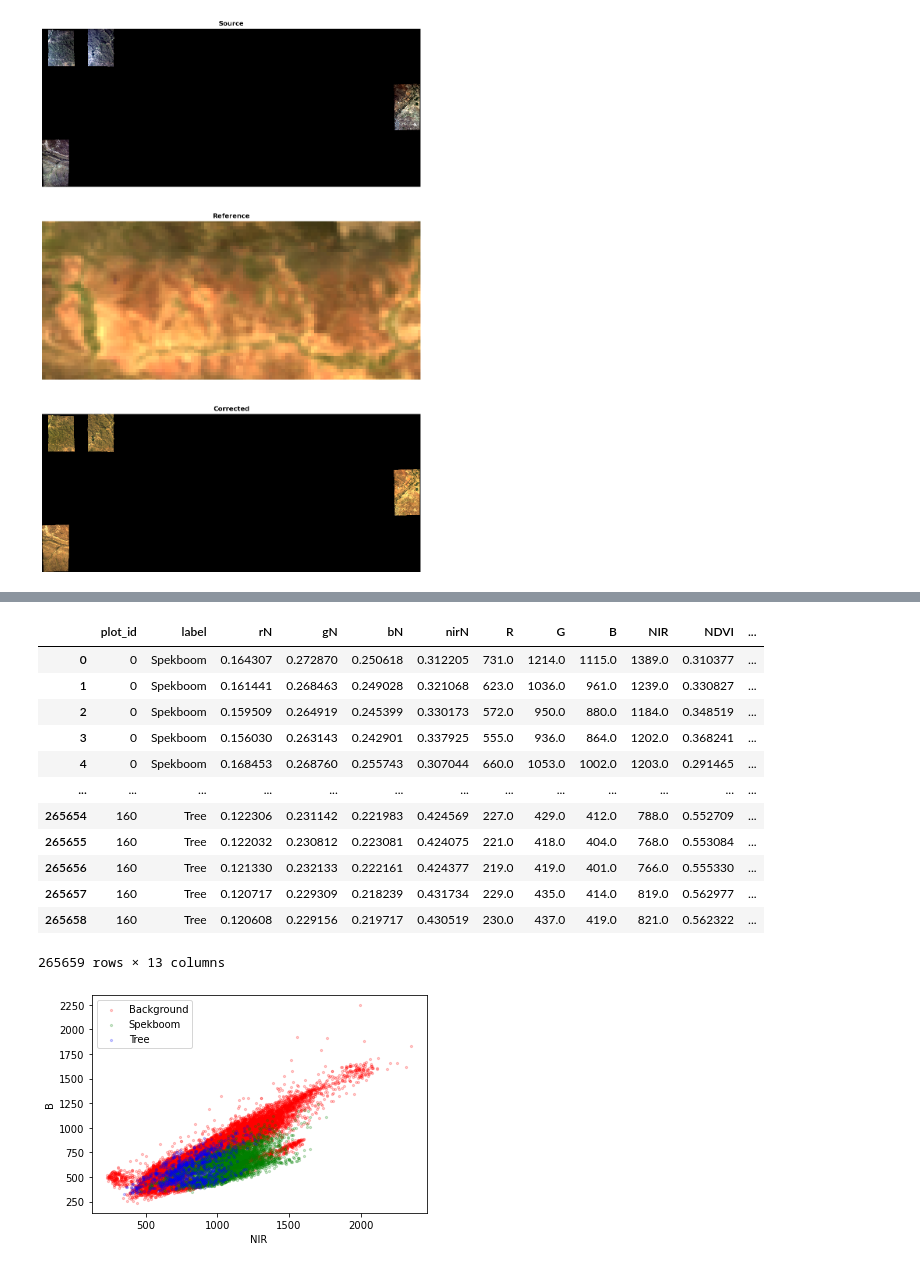
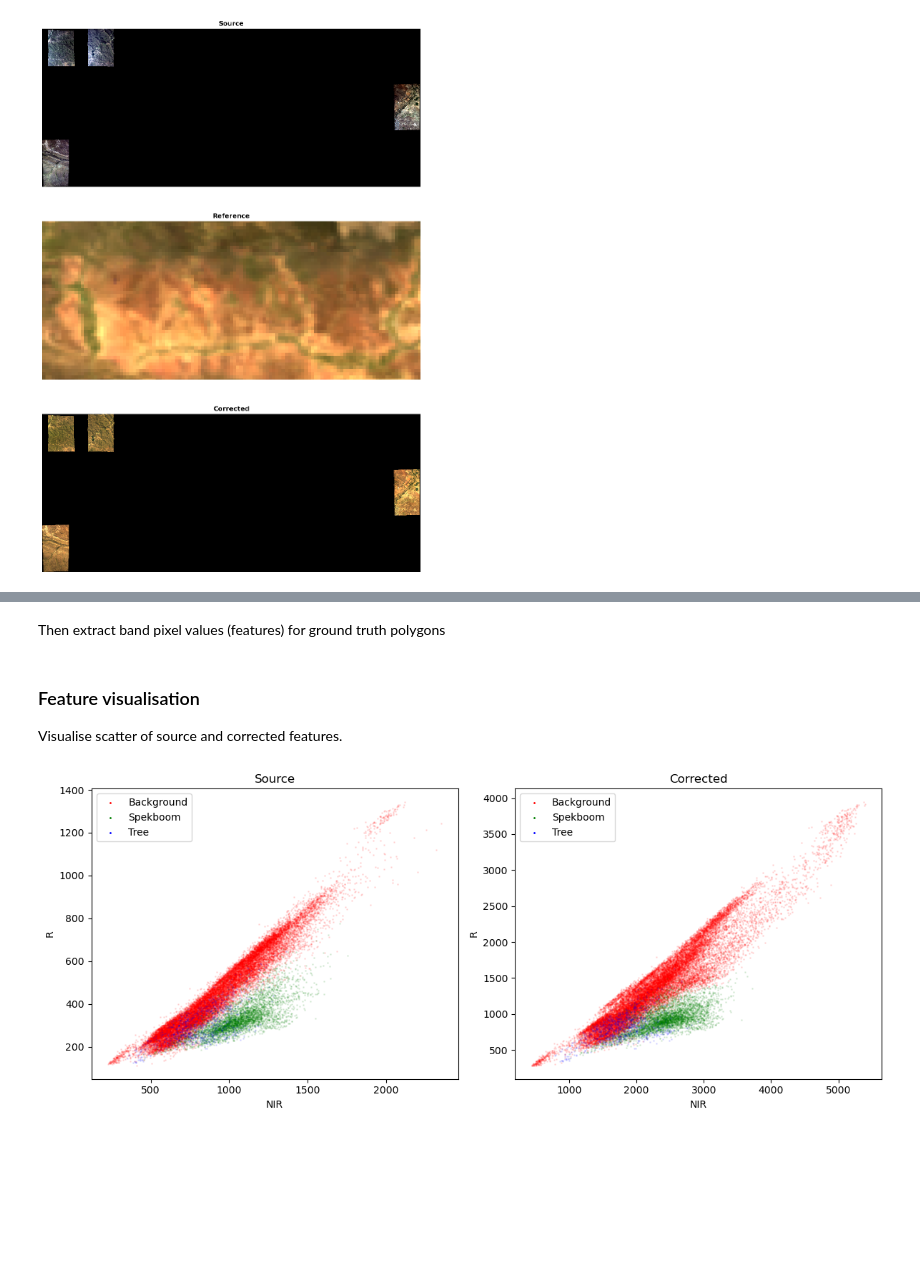
Before and after one commit to leftfield-geospatial/homonim, a Jupyter notebook: docs/tutorials/classification.ipynb, the cells around one changed output, grey strips where cells are left out. Drawn from its saved outputs; the diff is of its cells as text; code cells hidden in the pictures; blank space fills up the shorter version.

```diff
--- a/docs/tutorials/classification.ipynb
+++ b/docs/tutorials/classification.ipynb
@@ -123,7 +157,7 @@ modis_nbar_ref.tif: |                                          | 0.00/278k (raw)
 # %%
-from homonim import RasterFuse, Model, ProcCrs, utils
-# corrected file names corresponding to source names
+from homonim import Model, ProcCrs, utils
 if False:
+    # fuse with Landsat-7 and compare with MODIS NBAR
     ref_bands = [3, 2, 1, 4]
     cmp_ref_bands = [1, 4, 3, 2]
     ref_path = l7_ref_path
@@ -136,12 +170,13 @@ if False:
     )
     ref_sc_off = [12e3, .5]
 else:
+    # fuse with MODIS NBAR and compare with Landsat-7
     ref_bands = [1, 4, 3, 2]
     cmp_ref_bands = [3, 2, 1, 4]
     ref_path = modis_ref_path
     cmp_ref_path = l7_ref_path
-    model = Model.gain_blk_offset
-    kernel_shape = (3, 3)
+    model = Model.gain
+    kernel_shape = (1, 1)
     corr_root = Path(
         'V:/Data/HomonimEgs/NGI_3321BD-3322AC_2010_LittleKaroo/Corrected/'
         'GroundTruthSubset/Modis/'
@@ -292,6 +349,8 @@ import pandas as pd
 
 groundtruth_path = ref_root.joinpath('LittleKaroo3ClassGroundTruth.gpkg')
 class_label_gdf = gpd.GeoDataFrame.from_file(groundtruth_path)
+# %% [markdown]
+Then extract band pixel values (features) for ground truth polygons
 # %%
 from rasterio import features
 from rasterio import windows
@@ -362,36 +414,36 @@ for im_path in [src_mosaic_path, corr_mosaic_path]:
     feats_gdf['label_i'] = pd.Categorical(feats_gdf['label']).codes
     feats.append(feats_gdf)
 feats_dict = dict(zip(['Source', 'Corrected'], feats))
-# %%
-feats_dict['Source']
-# %% [output]
-|  | plot_id | label | rN | gN | bN | nirN | R | G | B | NIR | NDVI | ... |
-| 0 | 0 | Spekboom | 0.164307 | 0.272870 | 0.250618 | 0.312205 | 731.0 | 1214.0 | 1115.0 | 1389.0 | 0.310377 | ... |
-| 1 | 0 | Spekboom | 0.161441 | 0.268463 | 0.249028 | 0.321068 | 623.0 | 1036.0 | 961.0 | 1239.0 | 0.330827 | ... |
-| 2 | 0 | Spekboom | 0.159509 | 0.264919 | 0.245399 | 0.330173 | 572.0 | 950.0 | 880.0 | 1184.0 | 0.348519 | ... |
-| 3 | 0 | Spekboom | 0.156030 | 0.263143 | 0.242901 | 0.337925 | 555.0 | 936.0 | 864.0 | 1202.0 | 0.368241 | ... |
-| 4 | 0 | Spekboom | 0.168453 | 0.268760 | 0.255743 | 0.307044 | 660.0 | 1053.0 | 1002.0 | 1203.0 | 0.291465 | ... |
-| ... | ... | ... | ... | ... | ... | ... | ... | ... | ... | ... | ... | ... |
-| 265654 | 160 | Tree | 0.122306 | 0.231142 | 0.221983 | 0.424569 | 227.0 | 429.0 | 412.0 | 788.0 | 0.552709 | ... |
-| 265655 | 160 | Tree | 0.122032 | 0.230812 | 0.223081 | 0.424075 | 221.0 | 418.0 | 404.0 | 768.0 | 0.553084 | ... |
-| 265656 | 160 | Tree | 0.121330 | 0.232133 | 0.222161 | 0.424377 | 219.0 | 419.0 | 401.0 | 766.0 | 0.555330 | ... |
-| 265657 | 160 | Tree | 0.120717 | 0.229309 | 0.218239 | 0.431734 | 229.0 | 435.0 | 414.0 | 819.0 | 0.562977 | ... |
-| 265658 | 160 | Tree | 0.120608 | 0.229156 | 0.219717 | 0.430519 | 230.0 | 437.0 | 419.0 | 821.0 | 0.562322 | ... |
-265659 rows × 13 columns
+# %% [markdown]
+### Feature visualisation
+
+Visualise scatter of source and corrected features.
 # %%
-def class_scatter(df: pd.DataFrame, x=None, y=None, label_col='label'):
-    ax = None
+# TODO: KDE class plot
+def class_scatter(
+    df: pd.DataFrame, x=None, y=None, label_col='label', ax=None
+):
+    """ Feature scatter plot, with class colour coding. """
     colours = dict(zip(
         pd.Categorical(feats_gdf[label_col]).categories,
         ['r', 'g', 'b', 'c', 'm', 'y', 'k', 'o']
     ))
     for label, group in df.groupby(label_col):
-        ax = group.plot.scatter(x, y, s=5, label=label, ax=ax, c=colours[label], alpha=0.2)
+        ax = group.plot.scatter(
+            x, y, s=1, label=label, ax=ax, c=colours[label], alpha=0.1,
+        )
     ax.legend()
+    for lh in ax.legend().legendHandles:
+        lh.set_alpha(1)
 
-class_scatter(feats_dict['Source'].iloc[::10], 'NIR', 'B')
-# ax = feats_dict['Source'].plot.scatter('gN', 'NDVI', s=10, c='label_i', label=feats_dict['Source'].label)
-# ax.legend()
-# pyplot.scatter(feats_dict['Source'].rN, feats_dict['Source'].gN, c=feats_dict['Source'].label)
+fig, axes = pyplot.subplots(
+    1, 2, tight_layout=True, figsize=(12, 5), dpi=100
+)
+
+for feats_df, ax, label in zip(
+    feats_dict.values(), axes, feats_dict.keys(),
+):
+    class_scatter(feats_df.iloc[::10], 'NIR', 'R', ax=ax)
+    ax.set_title(label)
 # %% [output]
-[figure, old version]
+[figure, new version]
```
Also changed, not shown: parts of 22 cells of this notebook.
